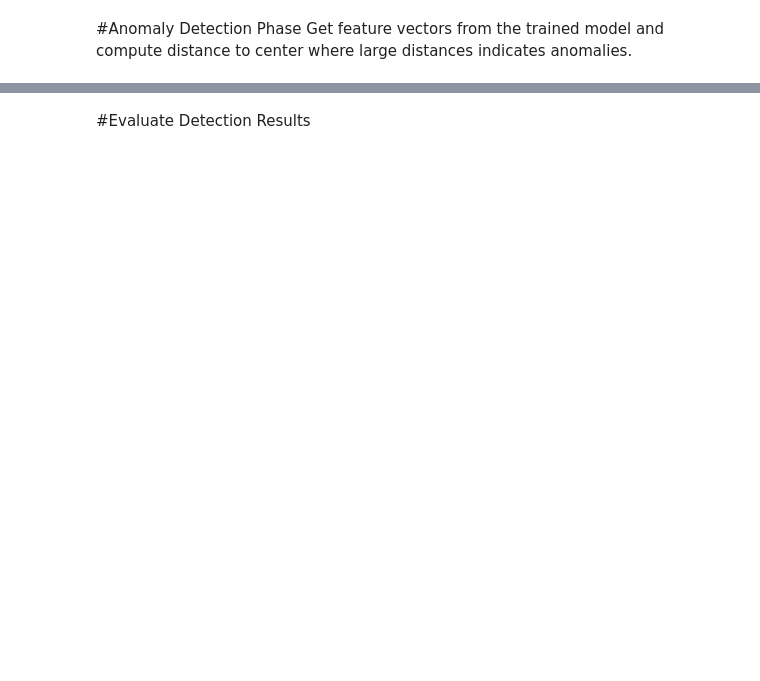
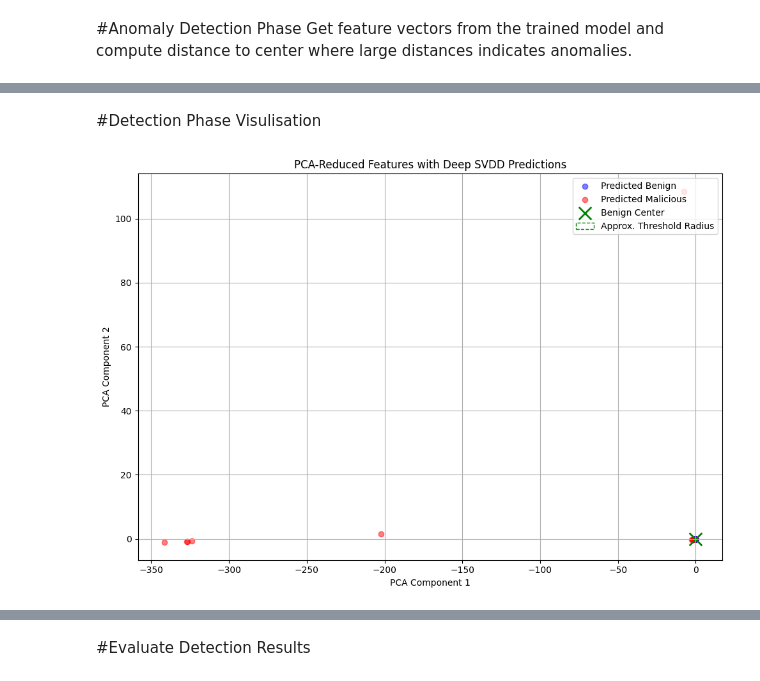
Before and after one commit to SianC7/LAIDS, a Jupyter notebook: Sian's_PCA_1DCNN_(Unsupervised_CNN).ipynb, the cells around one changed output, grey strips where cells are left out. Cells and saved outputs as stored; diff of their text form; code cells hidden in the pictures; blank space fills up the shorter version.

```diff
--- a/Sian's_PCA_1DCNN_(Unsupervised_CNN).ipynb
+++ b/Sian's_PCA_1DCNN_(Unsupervised_CNN).ipynb
@@ -359,0 +424,60 @@ malicious_predictions = (distances > threshold).astype(int) #Samples with distan
+# %% [markdown]
+#Detection Phase Visulisation
+# %%
+from sklearn.decomposition import PCA
+import matplotlib.pyplot as plt
+import numpy as np
+from matplotlib.patches import Circle
+import matplotlib.cm as cm
+
+# Step 1: Reduce 32D feature vectors to 2D using PCA
+pca = PCA(n_components=2)
+X_test_2D = pca.fit_transform(X_test_features)
+
+# Step 2: Also reduce the center to 2D
+center_2D = pca.transform(K.eval(center).reshape(1, -1))[0]  # Shape: (2,)
+
+# Step 3: Plotting
+plt.figure(figsize=(10, 7))
+
+# Step 4: Separate benign and malicious samples based on prediction
+benign_mask = (unsupervised_predictions == 0)
+malicious_mask = (unsupervised_predictions == 1)
+
+# Plot benign points
+plt.scatter(
+    X_test_2D[benign_mask, 0], X_test_2D[benign_mask, 1],
+    color='blue', alpha=0.5, label='Predicted Benign'
+)
+
+# Plot malicious points
+plt.scatter(
+    X_test_2D[malicious_mask, 0], X_test_2D[malicious_mask, 1],
+    color='red', alpha=0.5, label='Predicted Malicious'
+)
+
+# Step 5: Plot center point
+plt.scatter(
+    center_2D[0], center_2D[1],
+    color='green', marker='x', s=200, linewidths=2, label='Benign Center'
+)
+
+# Step 6: Optional threshold radius around the center (in 2D PCA space)
+# Note: The threshold is in original feature space – projecting it to 2D is approximate
+approx_threshold_radius = np.percentile(
+    np.linalg.norm(X_test_2D - center_2D, axis=1), 50  # or match your percentile
+)
+circle = Circle(center_2D, radius=approx_threshold_radius, color='green',
+                fill=False, linestyle='--', label='Approx. Threshold Radius')
+plt.gca().add_patch(circle)
+
+# Step 7: Final plot aesthetics
+plt.title('PCA-Reduced Features with Deep SVDD Predictions')
+plt.xlabel('PCA Component 1')
+plt.ylabel('PCA Component 2')
+plt.legend(loc='upper right')
+plt.grid(True)
+plt.tight_layout()
+plt.show()
+# %% [output]
+[figure, added]
```
Also changed, not shown: parts of 15 cells of this notebook.
